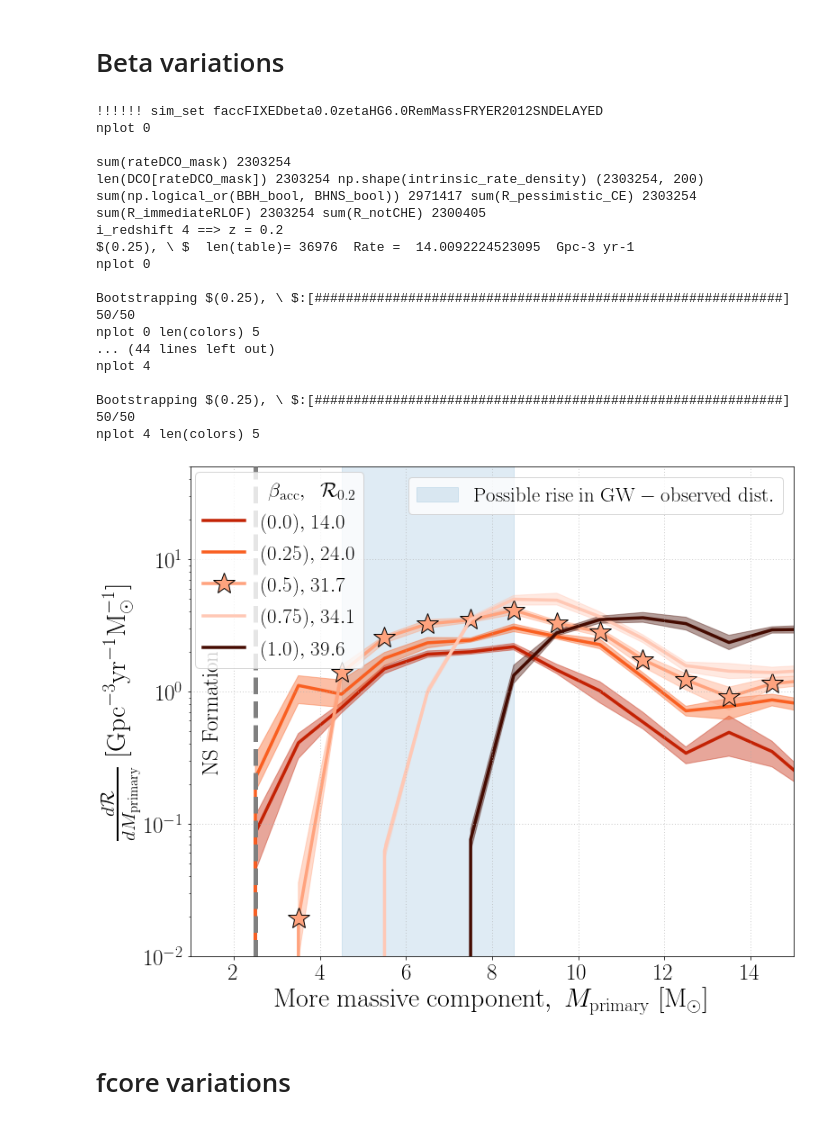
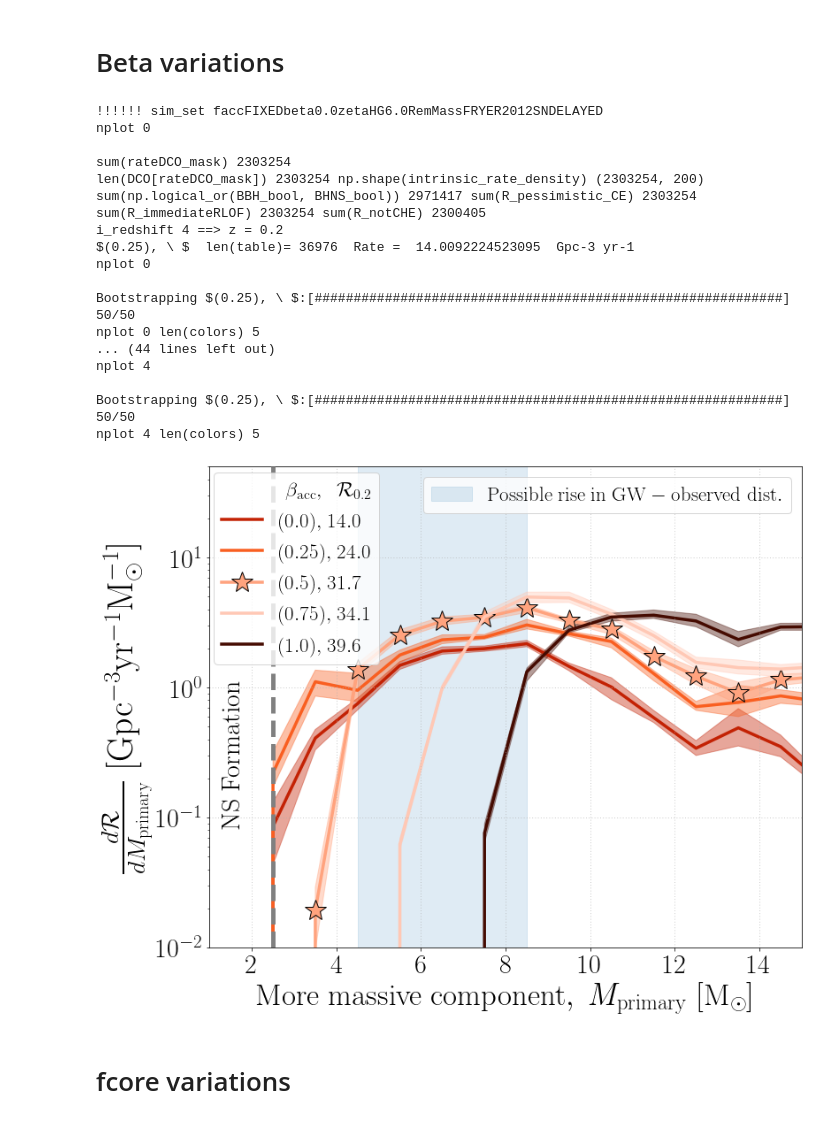
Before and after one commit to LiekeVanSon/LowMBH_and_StableChannel, a Jupyter notebook: Code/Fig3_4_MassDistributions.ipynb, the cells around one changed output. Drawn from its saved outputs; the diff is of its cells as text; code cells hidden in the pictures.

```diff
--- a/Code/Fig3_4_MassDistributions.ipynb
+++ b/Code/Fig3_4_MassDistributions.ipynb
@@ -68,7 +68,7 @@ matplotlib.rcParams['mathtext.fontset'] = 'stix'
 matplotlib.rcParams['font.family'] = 'STIXGeneral'
 rc('font',**{'family':'sans-serif','sans-serif':['Helvetica']})
 rc('text', usetex=True)
-fsize, SMALL_SIZE, MEDIUM_SIZE, BIGGER_SIZE = 30,25,25,30
+fsize, SMALL_SIZE, MEDIUM_SIZE, BIGGER_SIZE = 30,25,30,35
 for obj in ['axes','xtick','ytick']:
     plt.rc(obj, labelsize=MEDIUM_SIZE)          # controls default text sizes
 for obj in ['figure','axes']:
@@ -326,7 +326,7 @@ def plot_mass_distribution(sim_dir = data_dir, sim_sets = ['alphaCE1.0'], x_key
 
 
     ax.set_xlabel(xlabel, fontsize = 35)
-    ax.set_ylabel(ylabel, fontsize = 35)
+    ax.set_ylabel(ylabel, fontsize = 40)
     if log:
         ax.set_yscale('log')
     if logx:
@@ -379,32 +359,32 @@ findfont: Font family ['sans-serif'] not found. Falling back to DejaVu Sans.
 # %%
 beta_list = [0.0, 0.25,0.5, 0.75,1.0]
 
-plot_mass_distribution(sim_dir = proj_dir+ '/v02.26.03/N1e7Grid_BBH_BHNS_optimized/', sim_sets =  ['faccFIXEDbeta%szetaHG6.0RemMassFRYER2012SNDELAYED'%(BETA) for BETA in beta_list],
+plot_mass_distribution(sim_sets =  ['faccFIXEDbeta%szetaHG6.0RemMassFRYER2012SNDELAYED'%(BETA) for BETA in beta_list],
                        markers = ['','','*','','',''], show_hist = True, show_KDE = False,
                        leg_args = {'loc':'upper left', 'bbox_to_anchor':(-0.01,1.01), 'title_fontsize':'23', 'fontsize':'23', 'title':r'$\beta_{\rm{acc} }, \hphantom{x} \mathcal{R}_{0.2}$'}, leg1_args = {'loc':'upper right', 'fontsize':'23'},
                        colors  = ['#c32204', '#f95f21','#ffa37e','#ffc8b5', '#450b01'], #oranges
                        bootstrap = True, bootstraps = 50,
                        save_plot=True,  save_name = 'betaVariations_zeta6.0FryerDelayed_HR.pdf',
                        labels = [r'$(%s), \ $'%(b) for b in beta_list ])
 # %% [output]
 !!!!!! sim_set faccFIXEDbeta0.0zetaHG6.0RemMassFRYER2012SNDELAYED
 nplot 0
 
 sum(rateDCO_mask) 2303254
 len(DCO[rateDCO_mask]) 2303254 np.shape(intrinsic_rate_density) (2303254, 200)
 sum(np.logical_or(BBH_bool, BHNS_bool)) 2971417 sum(R_pessimistic_CE) 2303254 sum(R_immediateRLOF) 2303254 sum(R_notCHE) 2300405
 i_redshift 4 ==> z = 0.2
 $(0.25), \ $  len(table)= 36976  Rate =  14.0092224523095  Gpc-3 yr-1
 nplot 0
 
 Bootstrapping $(0.25), \ $:[############################################################] 50/50
 nplot 0 len(colors) 5
 ... (44 lines left out)
 nplot 4
 
 Bootstrapping $(0.25), \ $:[############################################################] 50/50
 nplot 4 len(colors) 5
-[figure, old version]
+[figure, new version]
 # %% [markdown]
 # fcore variations
 # %%
```
Also changed, not shown: parts of 3 cells of this notebook, 9 other files.
